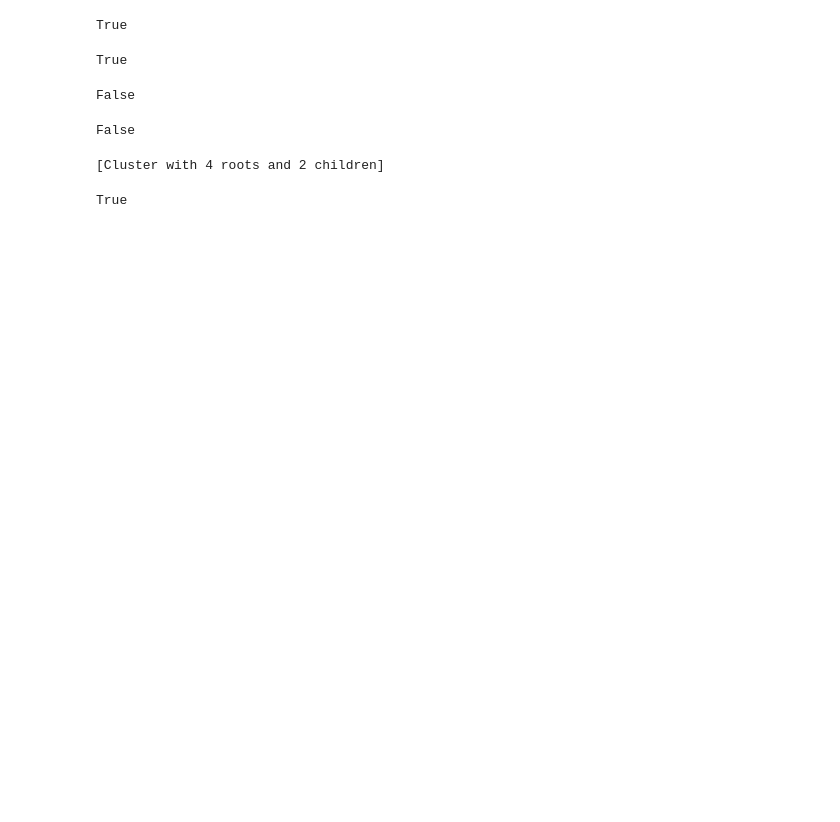
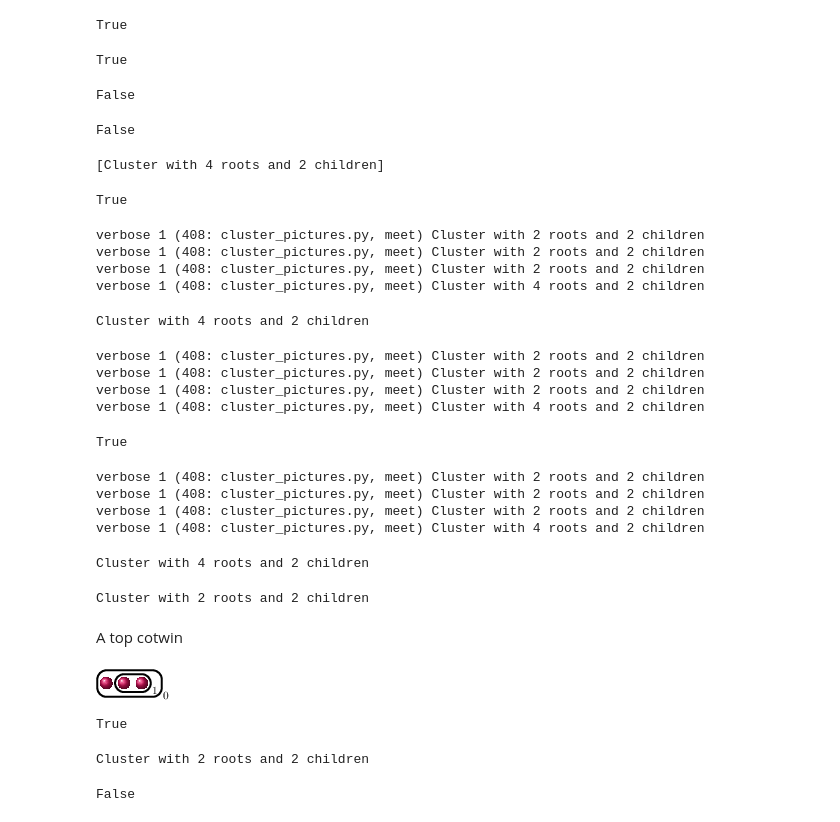
Before and after one commit to alexjbest/cluster-pictures, a Jupyter notebook: demo.ipynb, the cells around one changed output. Saved outputs shown, nothing was run; the diff lists cells and outputs as text; code cells hidden in the pictures; blank space fills up the shorter version.

```diff
--- a/demo.ipynb
+++ b/demo.ipynb
@@ -233,3 +379,51 @@ False
 a.is_principal()
 # %% [output]
 True
+# %%
+t1.meet(t2)
+# %% [output]
+verbose 1 (408: cluster_pictures.py, meet) Cluster with 2 roots and 2 children
+verbose 1 (408: cluster_pictures.py, meet) Cluster with 2 roots and 2 children
+verbose 1 (408: cluster_pictures.py, meet) Cluster with 2 roots and 2 children
+verbose 1 (408: cluster_pictures.py, meet) Cluster with 4 roots and 2 children
+Cluster with 4 roots and 2 children
+# %%
+t1.meet(t2) == a
+# %% [output]
+verbose 1 (408: cluster_pictures.py, meet) Cluster with 2 roots and 2 children
+verbose 1 (408: cluster_pictures.py, meet) Cluster with 2 roots and 2 children
+verbose 1 (408: cluster_pictures.py, meet) Cluster with 2 roots and 2 children
+verbose 1 (408: cluster_pictures.py, meet) Cluster with 4 roots and 2 children
+True
+# %%
+t2.meet(t1)
+# %% [output]
+verbose 1 (408: cluster_pictures.py, meet) Cluster with 2 roots and 2 children
+verbose 1 (408: cluster_pictures.py, meet) Cluster with 2 roots and 2 children
+verbose 1 (408: cluster_pictures.py, meet) Cluster with 2 roots and 2 children
+verbose 1 (408: cluster_pictures.py, meet) Cluster with 4 roots and 2 children
+Cluster with 4 roots and 2 children
+# %%
+t2.star()
+# %% [output]
+Cluster with 2 roots and 2 children
+# %% [markdown]
+A top cotwin
+# %%
+K = Qp(5)
+C = Cluster.from_roots([K(1), K(5), K(10)])
+view(C)
+# %% [output]
+[figure, added]
+# %%
+C.is_cotwin()
+# %% [output]
+True
+# %%
+C.children()[1]
+# %% [output]
+Cluster with 2 roots and 2 children
+# %%
+C.children()[1].is_cotwin()
+# %% [output]
+False
```
Also changed, not shown: parts of 22 cells of this notebook.
